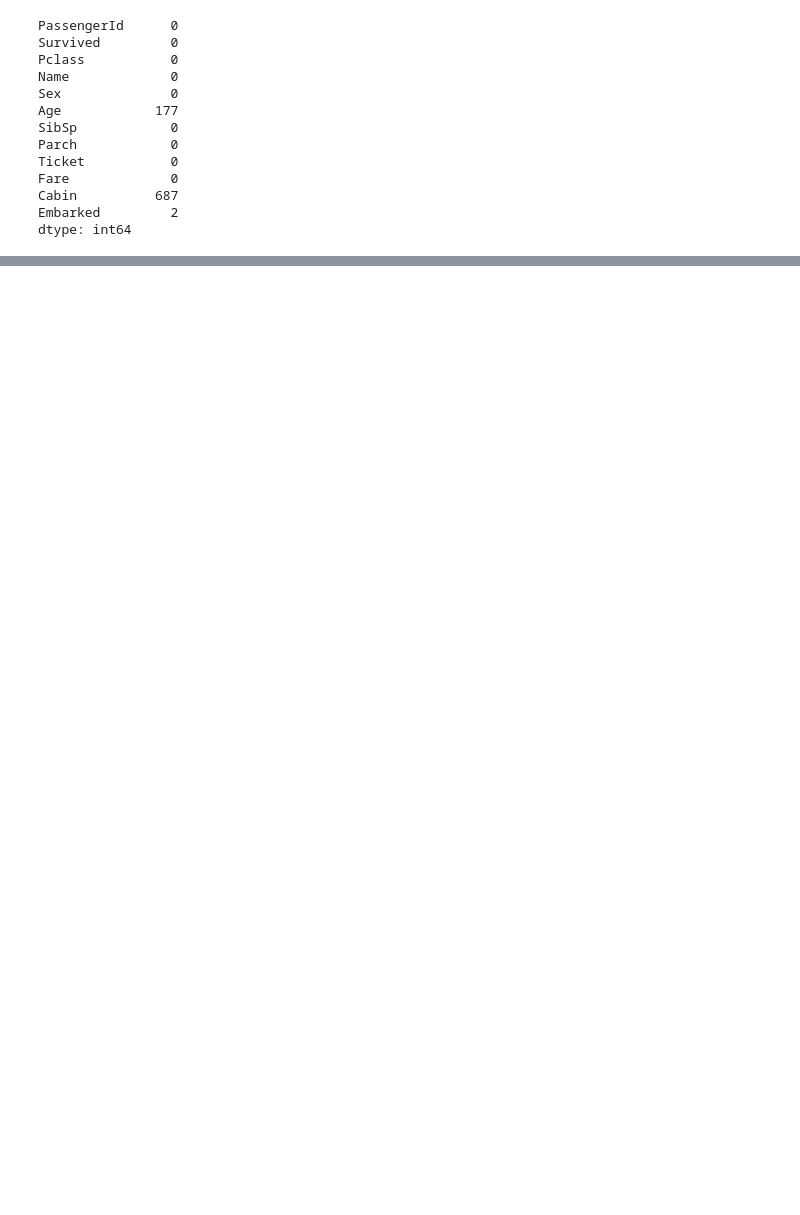
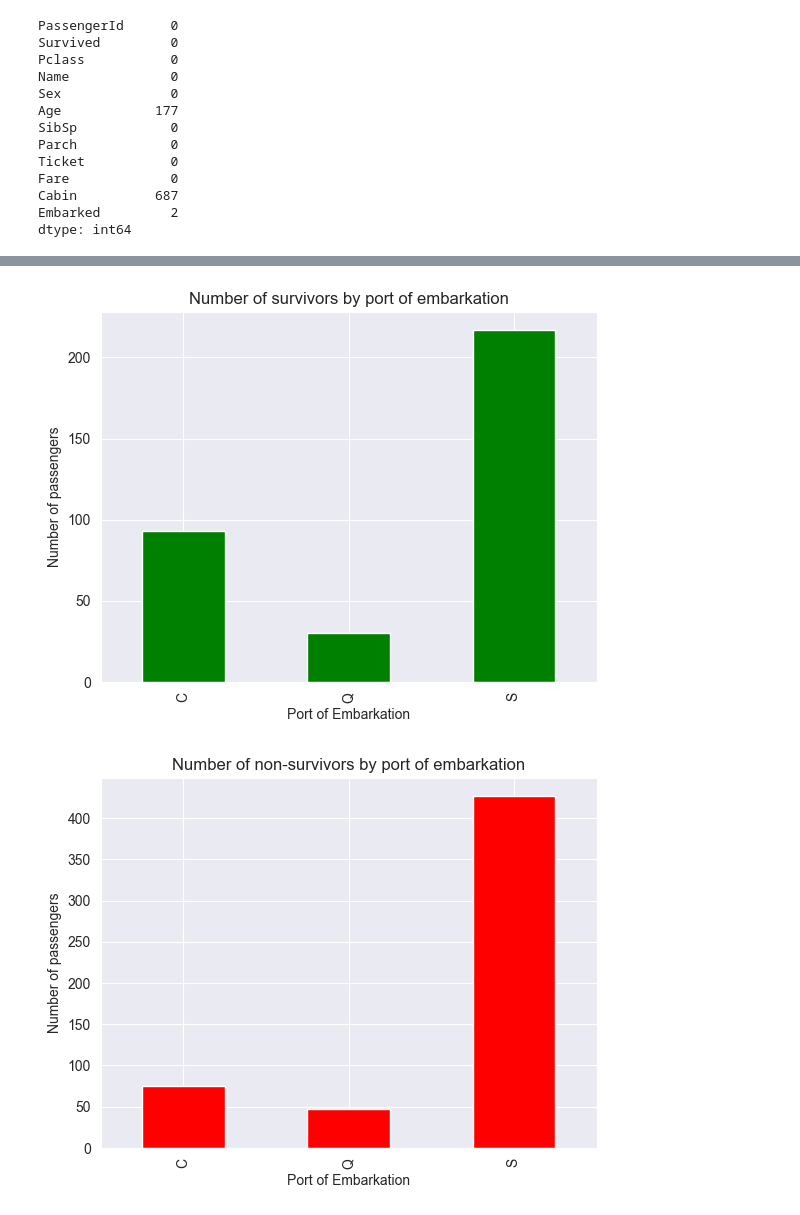
Before and after one commit to LimDoHyeon/DataScience-EDA-Titanic, a Jupyter notebook: eda.ipynb, the cells around one changed output, grey strips where cells are left out. Drawn from its saved outputs; the diff is of its cells as text; code cells hidden in the pictures; blank space fills up the shorter version.

```diff
--- a/eda.ipynb
+++ b/eda.ipynb
@@ -63,0 +122,24 @@ dtype: int64
+# %%
+# Group by 'Embarked' and 'Survived', then count the number of passengers
+grouped = df.groupby(['Embarked', 'Survived']).size().unstack()
+
+# Create separate dataframes for survivors and non-survivors
+survivors = grouped[1]
+non_survivors = grouped[0]
+# %%
+# Plot the results for survivors
+survivors.plot(kind='bar', stacked=True, color='g')
+plt.title('Number of survivors by port of embarkation')
+plt.xlabel('Port of Embarkation')
+plt.ylabel('Number of passengers')
+plt.show()
+
+# Plot the results for non-survivors
+non_survivors.plot(kind='bar', stacked=True, color='r')
+plt.title('Number of non-survivors by port of embarkation')
+plt.xlabel('Port of Embarkation')
+plt.ylabel('Number of passengers')
+plt.show()
+# %% [output]
+[figure, added]
+[figure, added]
```
Also changed, not shown: parts of 10 cells of this notebook.
